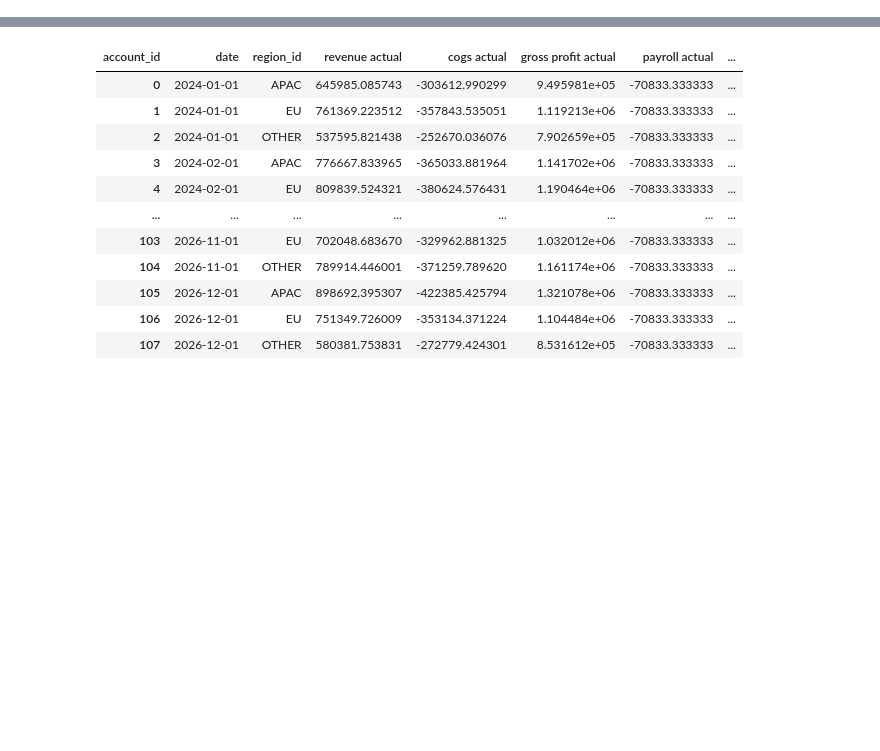
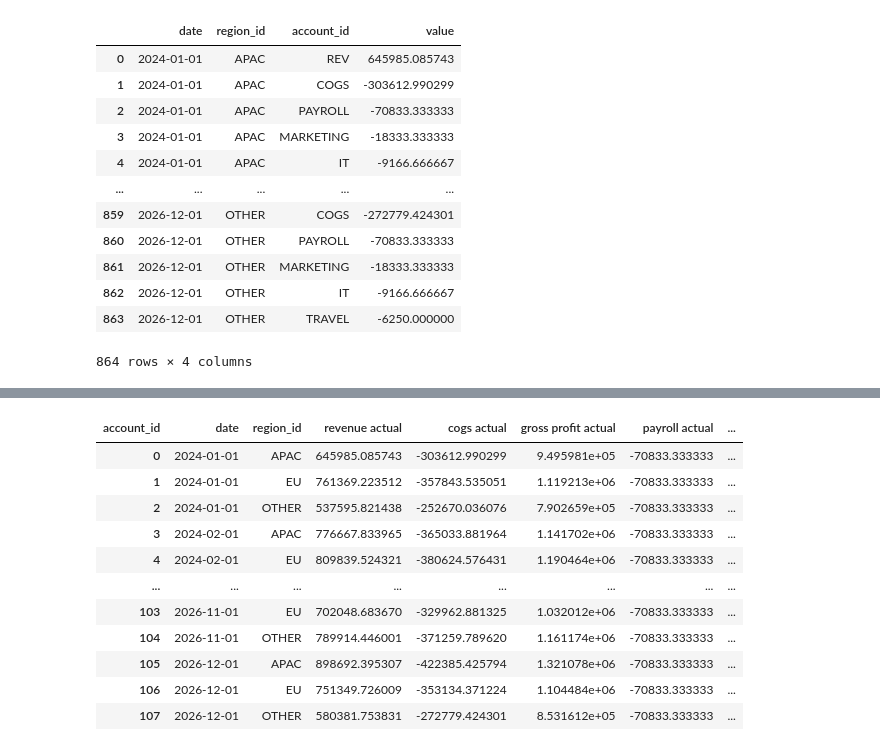
Before and after one commit to yfanlyu/Automation-FPA-Variance, a Jupyter notebook: code/build_pnl_variance.ipynb, the cells around one changed output, grey strips where cells are left out. Drawn from its saved outputs; the diff is of its cells as text; code cells hidden in the pictures; blank space fills up the shorter version.

```diff
--- a/code/build_pnl_variance.ipynb
+++ b/code/build_pnl_variance.ipynb
@@ -11,6 +11,22 @@ def load_finance_data(version):
     if fn is None and version.startswith("forecast_") : fn = f"fact_finance_{version}.csv"
     if fn is None: raise ValueError(f"Unknown version: {version}")
     return pd.read_csv(OUT/fn, parse_dates = ["date"])
+# %%
+load_finance_data("actual")
+# %% [output]
+|  | date | region_id | account_id | value |
+| 0 | 2024-01-01 | APAC | REV | 645985.085743 |
+| 1 | 2024-01-01 | APAC | COGS | -303612.990299 |
+| 2 | 2024-01-01 | APAC | PAYROLL | -70833.333333 |
+| 3 | 2024-01-01 | APAC | MARKETING | -18333.333333 |
+| 4 | 2024-01-01 | APAC | IT | -9166.666667 |
+| ... | ... | ... | ... | ... |
+| 859 | 2026-12-01 | OTHER | COGS | -272779.424301 |
+| 860 | 2026-12-01 | OTHER | PAYROLL | -70833.333333 |
+| 861 | 2026-12-01 | OTHER | MARKETING | -18333.333333 |
+| 862 | 2026-12-01 | OTHER | IT | -9166.666667 |
+| 863 | 2026-12-01 | OTHER | TRAVEL | -6250.000000 |
+864 rows × 4 columns
 # %%
 def calculate_pnl(finance):
     missing_columns = {"date", "region_id", "account_id", "value"} - set(finance.columns)
```
Also changed, not shown: parts of 4 cells of this notebook.
